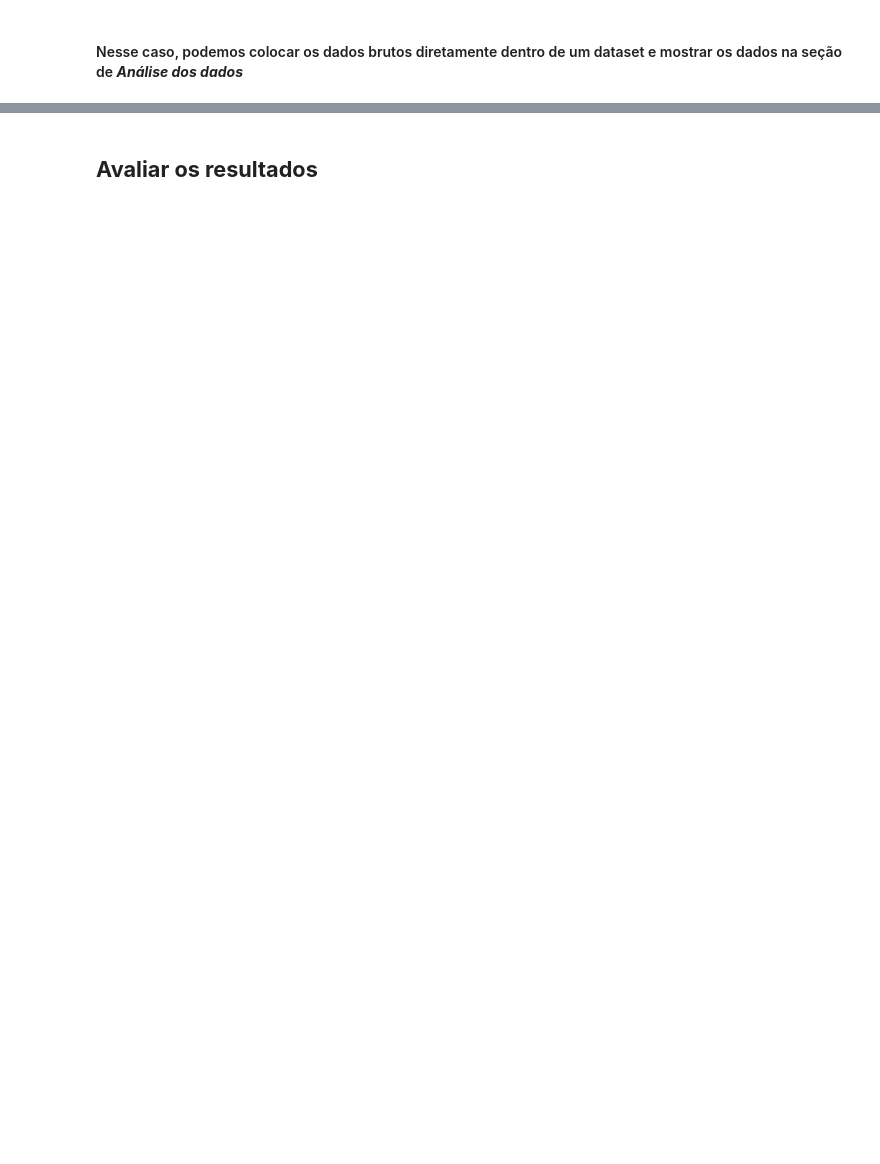
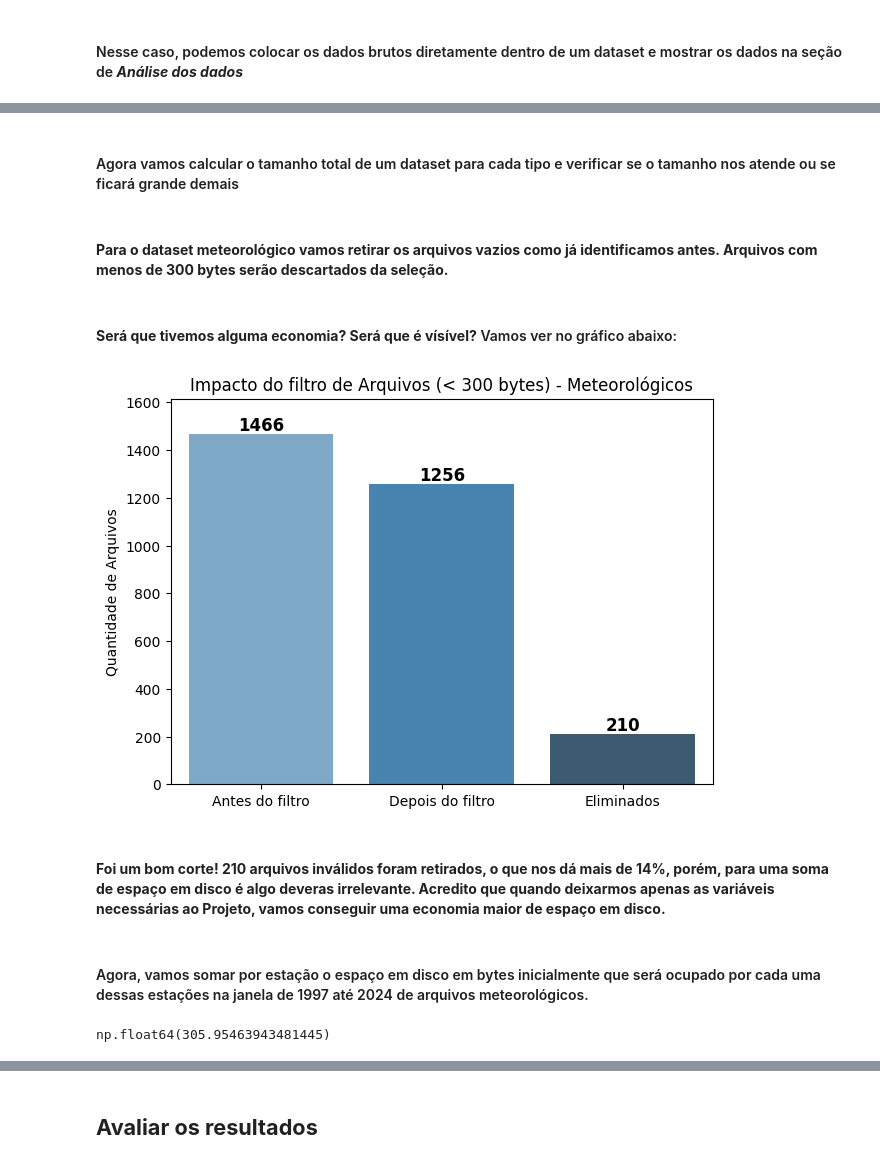
Before and after one commit to gabrielsimas/clima-rj-analise, a Jupyter notebook: MVP_AlertaRio.ipynb, the cells around one changed output, grey strips where cells are left out. Cells and saved outputs as stored; diff of their text form; code cells hidden in the pictures; blank space fills up the shorter version.

Commit message:
feat(MVP AlertaRio): Trabalho finalizado pronto para ser entregue

```diff
--- a/MVP_AlertaRio.ipynb
+++ b/MVP_AlertaRio.ipynb
@@ -426,0 +576,28 @@ Vimos também que vamos precisar acessar informações sobre a incidência de La
+# %%
+def gera_grafico_barras_economia(total_antes: int, total_depois: int, valor_invalido: int):
+  total_antes = df_arquivos_estacoes_met.shape[0]
+  total_depois = df_met_maior_300_bytes.shape[0]
+  eliminados = total_antes - total_depois
+  df_plot = pd.DataFrame({
+      'Situação': ['Antes do filtro', 'Depois do filtro', 'Eliminados'],
+      'Quantidade': [total_antes, total_depois, eliminados]
+  })
+
+  plt.figure(figsize=(7,5))
+  ax = sns.barplot(
+      x='Situação',
+      y='Quantidade',
+      hue='Situação',
+      data=df_plot,
+      palette='Blues_d',
+      legend=False
+  )
+
+  for i, v in enumerate(df_plot['Quantidade']):
+    ax.text(i, v + total_antes * 0.01, str(v), ha='center', fontsize=12, weight='bold')
+
+  plt.title(f'Impacto do filtro de Arquivos (< {valor_invalido} bytes) - Meteorológicos')
+  plt.ylabel('Quantidade de Arquivos')
+  plt.ylim(0, total_antes + total_antes * 0.1)
+  plt.xlabel('')
+  plt.show()
@@ -615,0 +1039,2 @@ nome_arquivo = 'recreio_199712_Plv.txt'
+# %%
+df_arquivos_estacoes = pd.read_csv("/content/clima-rj-analise/alertario/arquivos_estacoes.csv")
@@ -615,0 +1057,3 @@ nome_arquivo = 'recreio_199712_Plv.txt'
+# %%
+df_arquivos_estacoes_met = df_arquivos_estacoes[df_arquivos_estacoes['Diretorio'] == 'met'].reset_index(drop=True)
+df_arquivos_estacoes_plv = df_arquivos_estacoes[df_arquivos_estacoes['Diretorio'] == 'plv'].reset_index(drop=True)
@@ -615,0 +1078,16 @@ nome_arquivo = 'recreio_199712_Plv.txt'
+# %% [markdown]
+#### Agora vamos calcular o tamanho total de um dataset para cada tipo e verificar se o tamanho nos atende ou se ficará grande demais
+# %% [markdown]
+#### **Para o dataset meteorológico vamos retirar os arquivos vazios como já identificamos antes. Arquivos com menos de 300 bytes serão descartados da seleção.**
+# %%
+df_met_maior_300_bytes = df_arquivos_estacoes_met[df_arquivos_estacoes_met['Tamanho_Bytes'] > 300]
+# %% [markdown]
+#### **Será que tivemos alguma economia? Será que é vísível?** Vamos ver no gráfico abaixo:
+# %%
+gera_grafico_barras_economia(df_arquivos_estacoes_met.shape[0], df_met_maior_300_bytes.shape[0], 300)
+# %% [output]
+[figure, added]
+# %% [markdown]
+#### **Foi um bom corte! 210 arquivos inválidos foram retirados, o que nos dá mais de 14%, porém, para uma soma de espaço em disco é algo deveras irrelevante. Acredito que quando deixarmos apenas as variáveis necessárias ao Projeto, vamos conseguir uma economia maior de espaço em disco.**
+# %% [markdown]
+#### Agora, vamos somar por estação o espaço em disco em bytes inicialmente que será ocupado por cada uma dessas estações na janela de 1997 até 2024 de arquivos meteorológicos.
@@ -615,0 +1098,4 @@ nome_arquivo = 'recreio_199712_Plv.txt'
+# %%
+total_espaco_met_mb
+# %% [output]
+np.float64(305.95463943481445)
```
Also changed, not shown: parts of 340 cells of this notebook.
